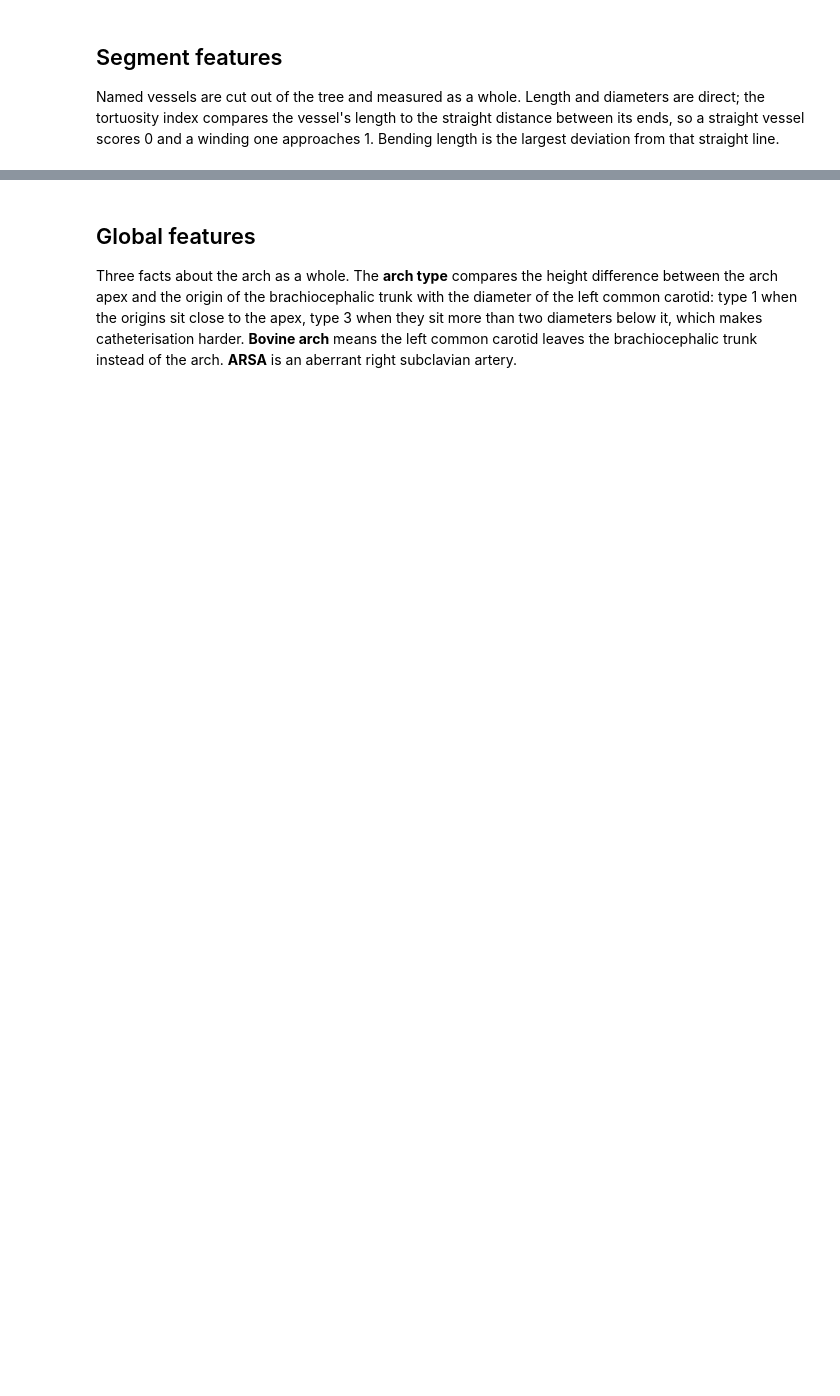
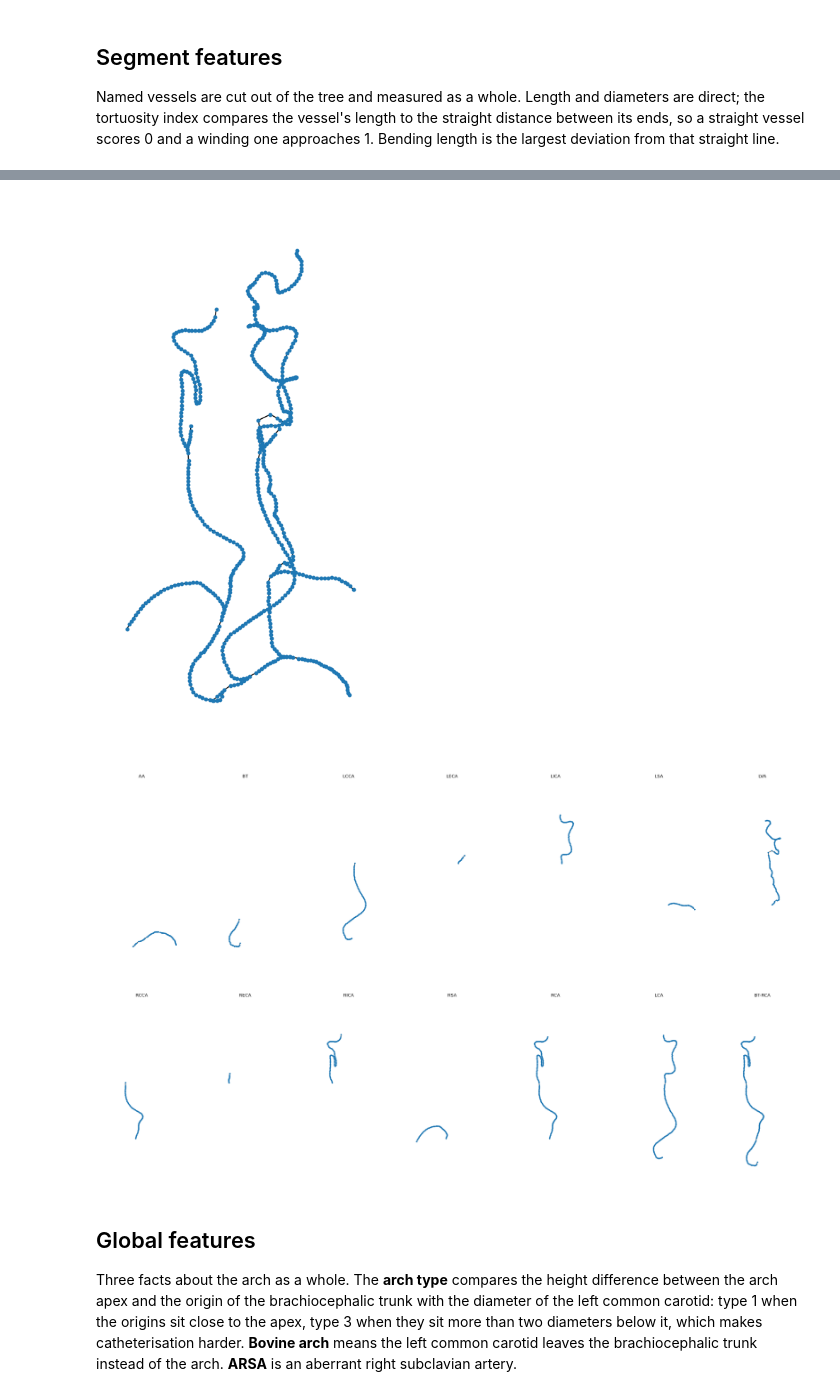
Before and after one commit to FLOWCAT-CV/arterial, a Jupyter notebook: notebooks/04_feature_extraction.ipynb, the cells around one changed output, grey strips where cells are left out. Cells and saved outputs as stored; diff of their text form; code cells hidden in the pictures; blank space fills up the shorter version.

```diff
--- a/notebooks/04_feature_extraction.ipynb
+++ b/notebooks/04_feature_extraction.ipynb
@@ -57,3 +116,9 @@ plt.tight_layout()
+# %%
+from arterial.feature_extraction.segment_features.utils import plot_single_segments
+plot_single_segments(fe.local_graph, fe.segments_vessel_type_dict, show=True)   # as saved in single_segments.png
+# %% [output]
+[figure, added]
+[figure, added]
 # %% [markdown]
 ## Global features
 
```
Also changed, not shown: parts of 12 cells of this notebook.
